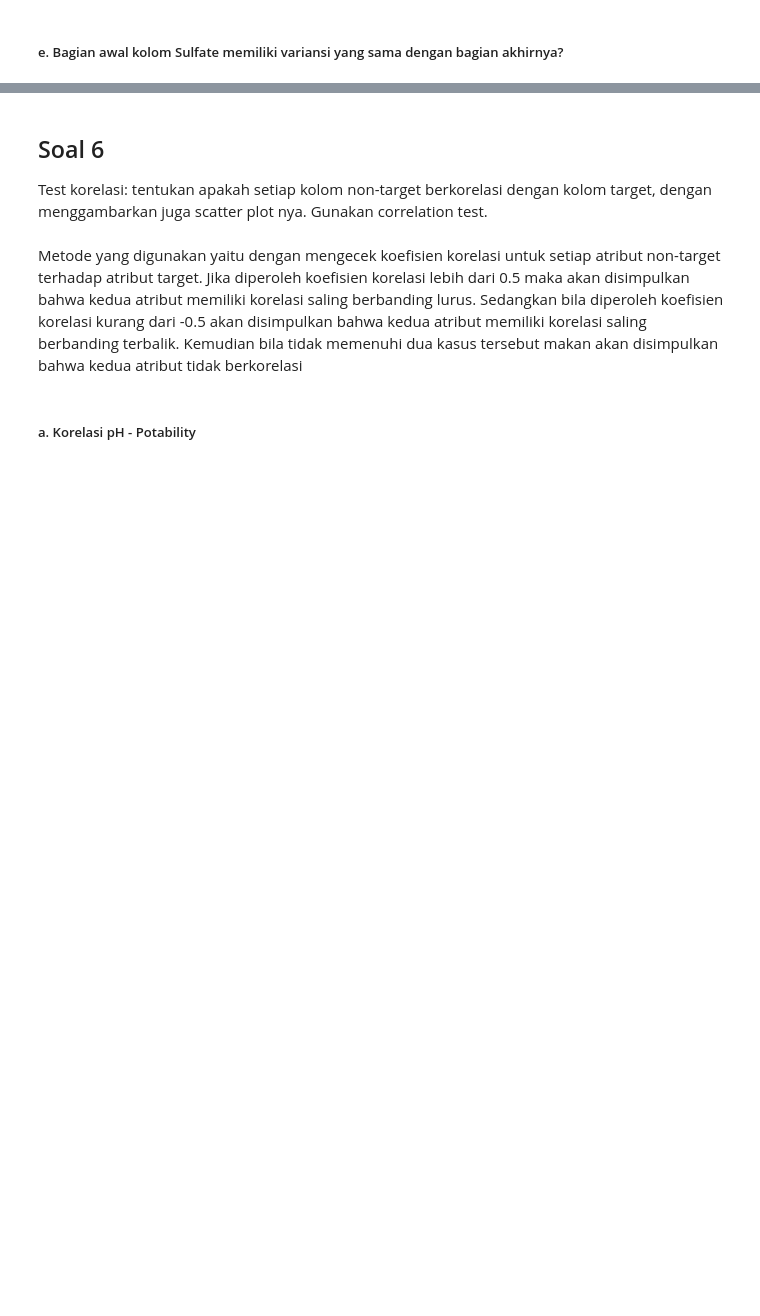
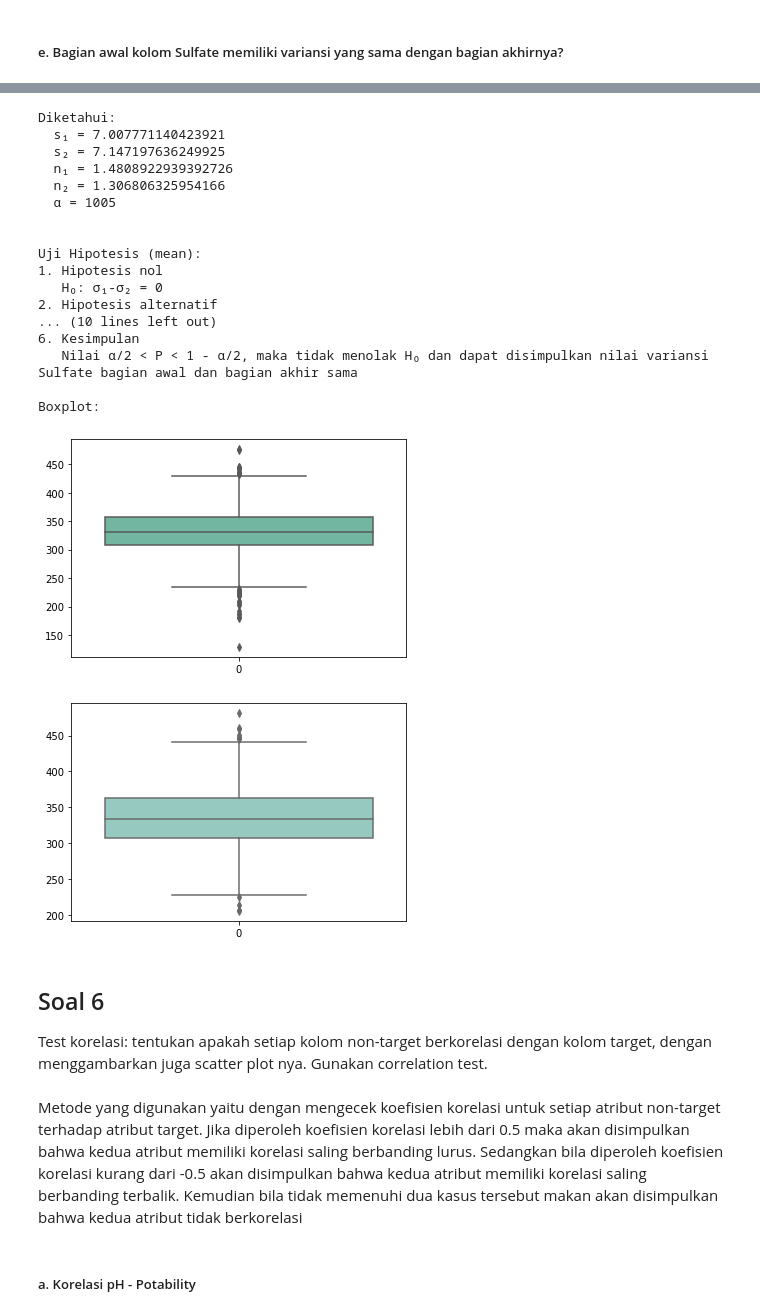
Before and after one commit to HanselTanoto/Tubes-Probstat, a Jupyter notebook: K01-T1-IF2220-13520022.ipynb, the cells around one changed output, grey strips where cells are left out. Cells and saved outputs as stored; diff of their text form; code cells hidden in the pictures; blank space fills up the shorter version.

```diff
--- a/K01-T1-IF2220-13520022.ipynb
+++ b/K01-T1-IF2220-13520022.ipynb
@@ -645,3 +711,64 @@ Boxplot:
+# %%
+# Split data into two
+dataSulfate1=water_potability["Sulfate"][:len(water_potability)//2]
+dataSulfate2=water_potability["Sulfate"][len(water_potability)//2:]
+
+s_1=dataSulfate1.std()
+s_2=dataSulfate2.std()
+alpha=0.05
+n_1=len(dataSulfate1)
+n_2=len(dataSulfate2)
+h_0=0
+f_1=st.f.ppf(q=alpha/2,dfn=11,dfd=9)
+f_2=st.f.ppf(q=1-alpha/2,dfn=11,dfd=9)
+
+print("Diketahui:\n  s₁ = {}\n  s₂ = {}\n  n₁ = {}\n  n₂ = {}\n  α = {}\n".format(x_bar_1,x_bar_2,sigma_1,sigma_2,n_1,n_2,d_0,alpha))
+print("\nUji Hipotesis (mean):")
+print("1. Hipotesis nol\n   H₀: σ₁-σ₂ = {}".format(h_0))
+print("2. Hipotesis alternatif\n   H₁: σ₁-σ₂ > {} atau σ₁-σ₂ < {}  (Two tailed test)".format(h_0,h_0))
+print("3. Tingkat signifikan\n   α = {}".format(alpha))
+print("4. Daerah kritis\n   z < {:.3f} atau z > {:.3f} , diperoleh dari nilai z yang memenuhi P(F > f) = 1 - α/2 = {} atau P(F > f) = α/2 = {}".format(f_1, f_2, (1 - alpha/2), alpha/2,))
+print("5. Perhitungan p-value")
+print("   f = s₁²/s₂²")
+print("   f = {}²/{}²".format(s_1,s_2))
+f = s_1**2/s_2**2
+print("   f = {:.3f}".format(f))
+P = st.norm.cdf(f)
+print("   P = {}".format(P))
+print("6. Kesimpulan")
+if (P > 1-alpha/2):
+    print("   Nilai P > 1 - α/2, maka tolak H₀ dan dapat disimpulkan nilai variansi Sulfate bagian awal dan bagian akhir berbeda")
+elif (P < alpha/2):
+    print("   Nilai P < α/2, maka tolak H₀ dan dapat disimpulkan nilai variansi Sulfate bagian awal dan bagian akhir berbeda")
+else:
+    print("   Nilai α/2 < P < 1 - α/2, maka tidak menolak H₀ dan dapat disimpulkan nilai variansi Sulfate bagian awal dan bagian akhir sama")
+
+print("\nBoxplot:")
+
+sns.boxplot( data = dataSulfate1.values, palette = 'Set2')
+plt.show()
+sns.boxplot( data = dataSulfate2.values, palette = 'Set3')
+plt.show()
+# %% [output]
+Diketahui:
+  s₁ = 7.007771140423921
+  s₂ = 7.147197636249925
+  n₁ = 1.4808922939392726
+  n₂ = 1.306806325954166
+  α = 1005
+
+
+Uji Hipotesis (mean):
+1. Hipotesis nol
+   H₀: σ₁-σ₂ = 0
+2. Hipotesis alternatif
+... (10 lines left out)
+6. Kesimpulan
+   Nilai α/2 < P < 1 - α/2, maka tidak menolak H₀ dan dapat disimpulkan nilai variansi Sulfate bagian awal dan bagian akhir sama
+
+Boxplot:
+[figure, added]
+[figure, added]
 # %% [markdown]
 ## Soal 6
 Test korelasi: tentukan apakah setiap kolom non-target berkorelasi dengan kolom target, dengan menggambarkan juga scatter plot nya. Gunakan correlation test.
```
Also changed, not shown: parts of 5 cells of this notebook.
